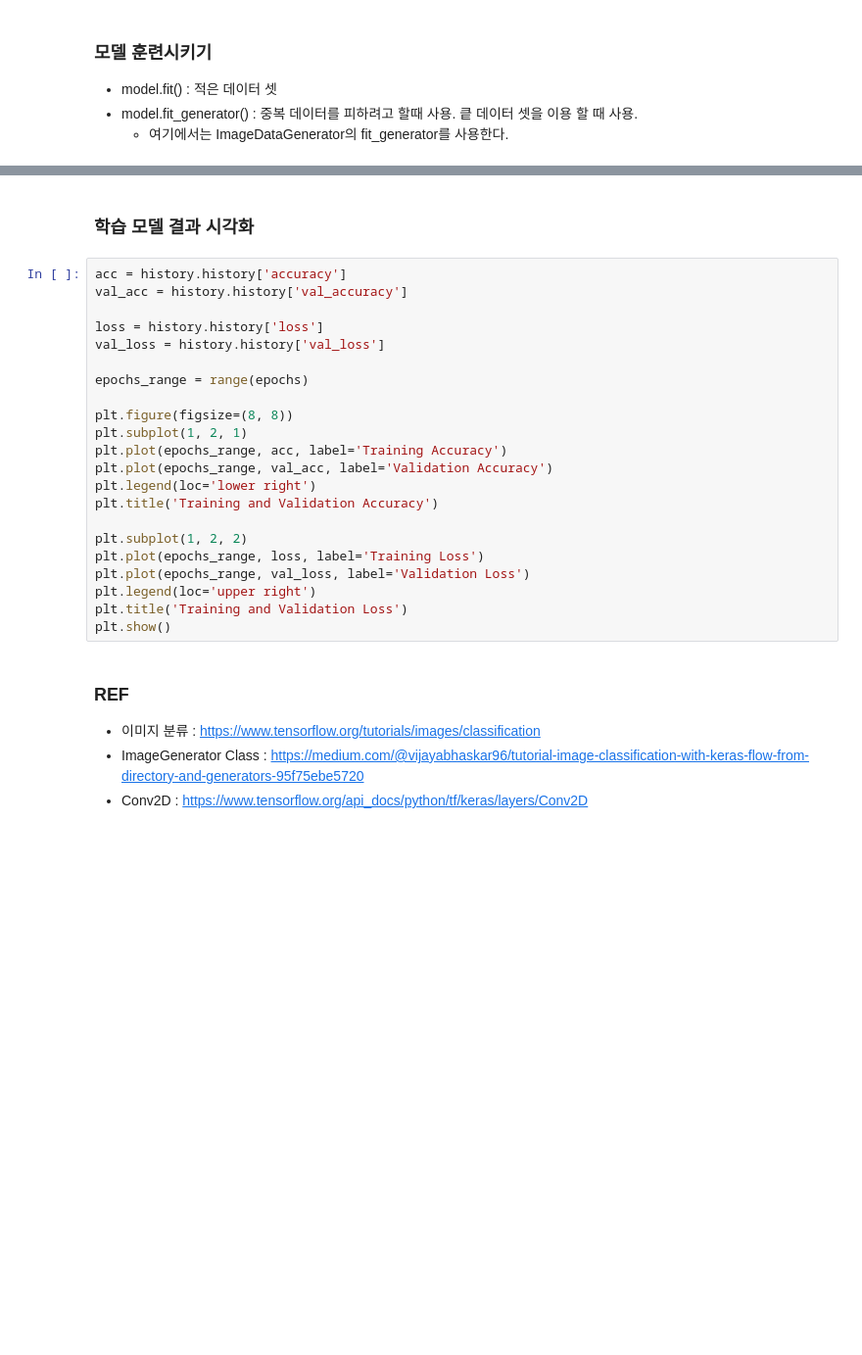
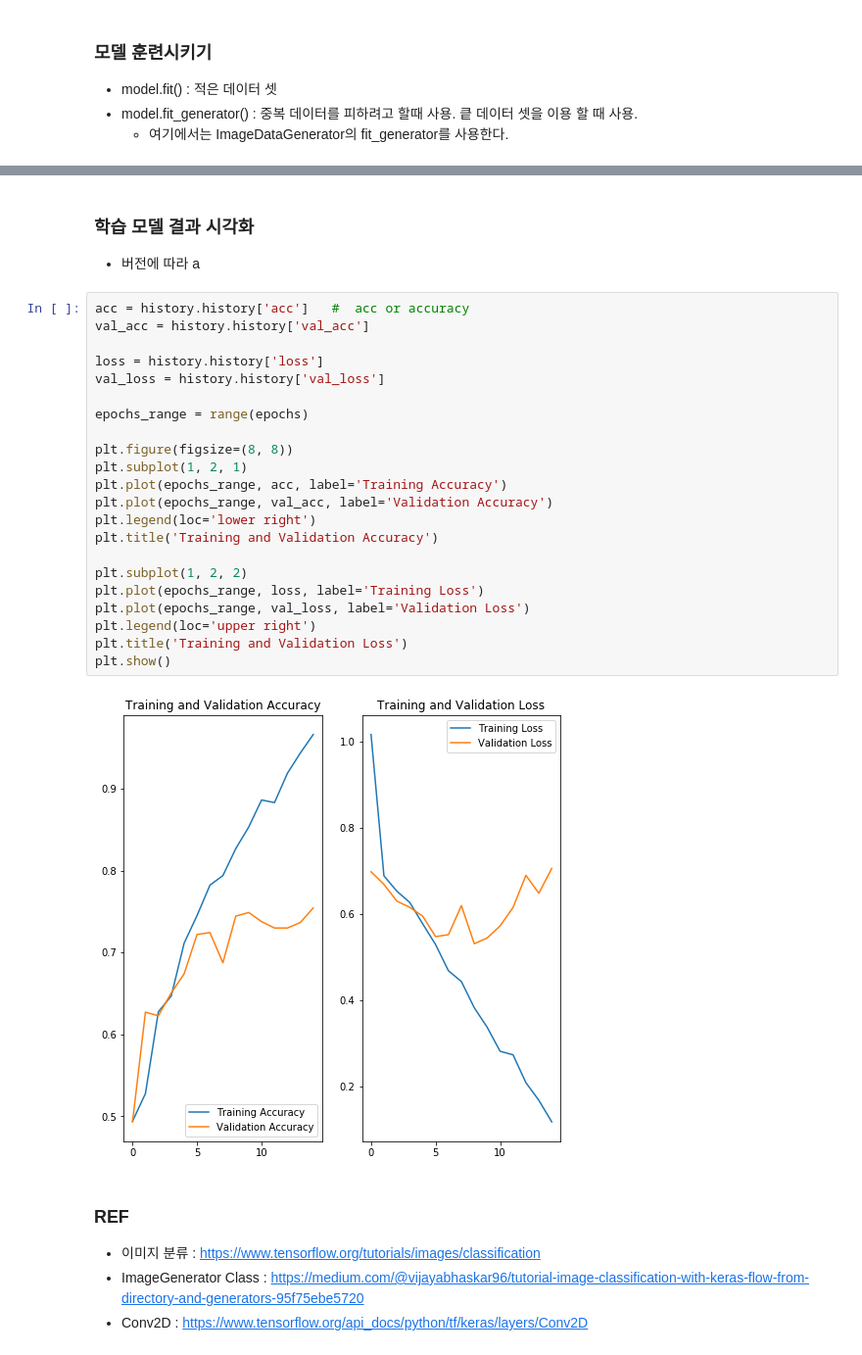
Before and after one commit to LDJWJ/DeepLearning_Basic_Clas, a Jupyter notebook: TF_Basic_SeoulIT/11_DL03_07_CNN02_tf2_DogCat.ipynb, the cells around one changed output, grey strips where cells are left out. Shown: that part at 98% size. Saved outputs shown, nothing was run; the diff lists cells and outputs as text; blank space fills up the shorter version.

```diff
--- a/TF_Basic_SeoulIT/11_DL03_07_CNN02_tf2_DogCat.ipynb
+++ b/TF_Basic_SeoulIT/11_DL03_07_CNN02_tf2_DogCat.ipynb
@@ -267,27 +265,30 @@ Epoch 10/15
 # %% [markdown]
 ### 학습 모델 결과 시각화
+ * 버전에 따라 a
 # %%
-acc = history.history['accuracy']
-val_acc = history.history['val_accuracy']
+acc = history.history['acc']   #  acc or accuracy
+val_acc = history.history['val_acc']
 
 loss = history.history['loss']
 val_loss = history.history['val_loss']
 
 epochs_range = range(epochs)
 
 plt.figure(figsize=(8, 8))
 plt.subplot(1, 2, 1)
 plt.plot(epochs_range, acc, label='Training Accuracy')
 plt.plot(epochs_range, val_acc, label='Validation Accuracy')
 plt.legend(loc='lower right')
 plt.title('Training and Validation Accuracy')
 
 plt.subplot(1, 2, 2)
 plt.plot(epochs_range, loss, label='Training Loss')
 plt.plot(epochs_range, val_loss, label='Validation Loss')
 plt.legend(loc='upper right')
 plt.title('Training and Validation Loss')
 plt.show()
+# %% [output]
+[figure, added]
 # %% [markdown]
 ### REF
 * 이미지 분류 : https://www.tensorflow.org/tutorials/images/classification
```
Also changed, not shown: parts of 1 cell of this notebook, 3 other files.
